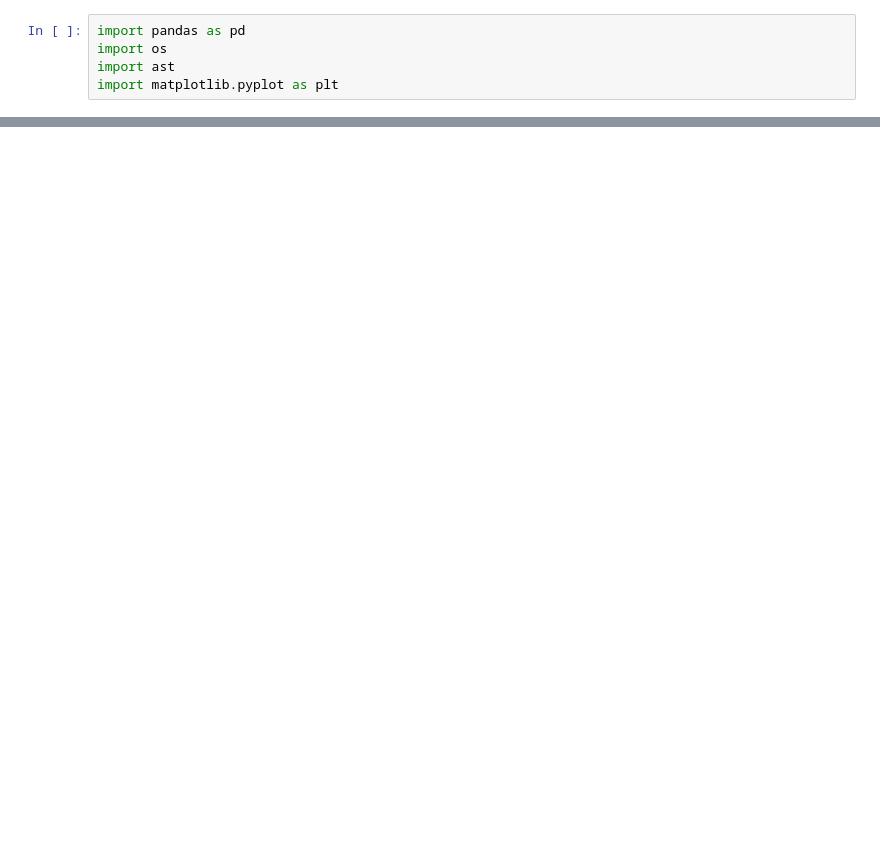
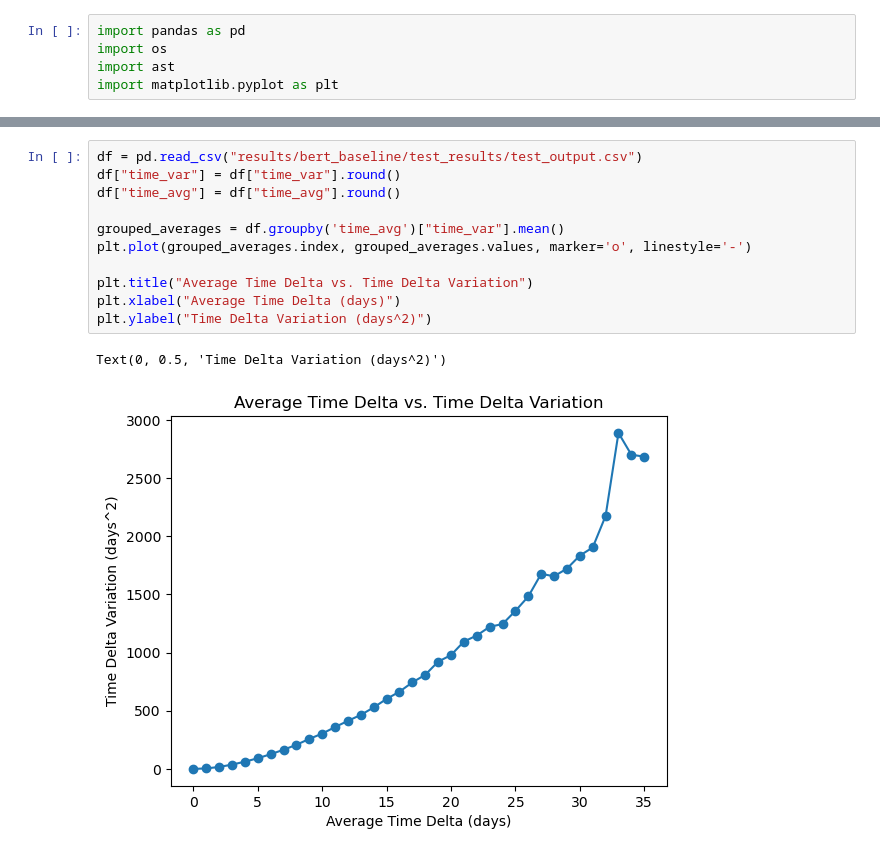
Before and after one commit to mehardsingh/eecs576_final_project, a Jupyter notebook: time_delta_plots.ipynb, the cells around one changed output, grey strips where cells are left out. Drawn from its saved outputs; the diff is of its cells as text; blank space fills up the shorter version.

```diff
--- a/time_delta_plots.ipynb
+++ b/time_delta_plots.ipynb
@@ -212,0 +98,14 @@ plt.show()
+# %%
+df = pd.read_csv("results/bert_baseline/test_results/test_output.csv")
+df["time_var"] = df["time_var"].round()
+df["time_avg"] = df["time_avg"].round()
+
+grouped_averages = df.groupby('time_avg')["time_var"].mean()
+plt.plot(grouped_averages.index, grouped_averages.values, marker='o', linestyle='-')
+
+plt.title("Average Time Delta vs. Time Delta Variation")
+plt.xlabel("Average Time Delta (days)")
+plt.ylabel("Time Delta Variation (days^2)")
+# %% [output]
+Text(0, 0.5, 'Time Delta Variation (days^2)')
+[figure, added]
```
Also changed, not shown: parts of 13 cells of this notebook, 6 other files.
